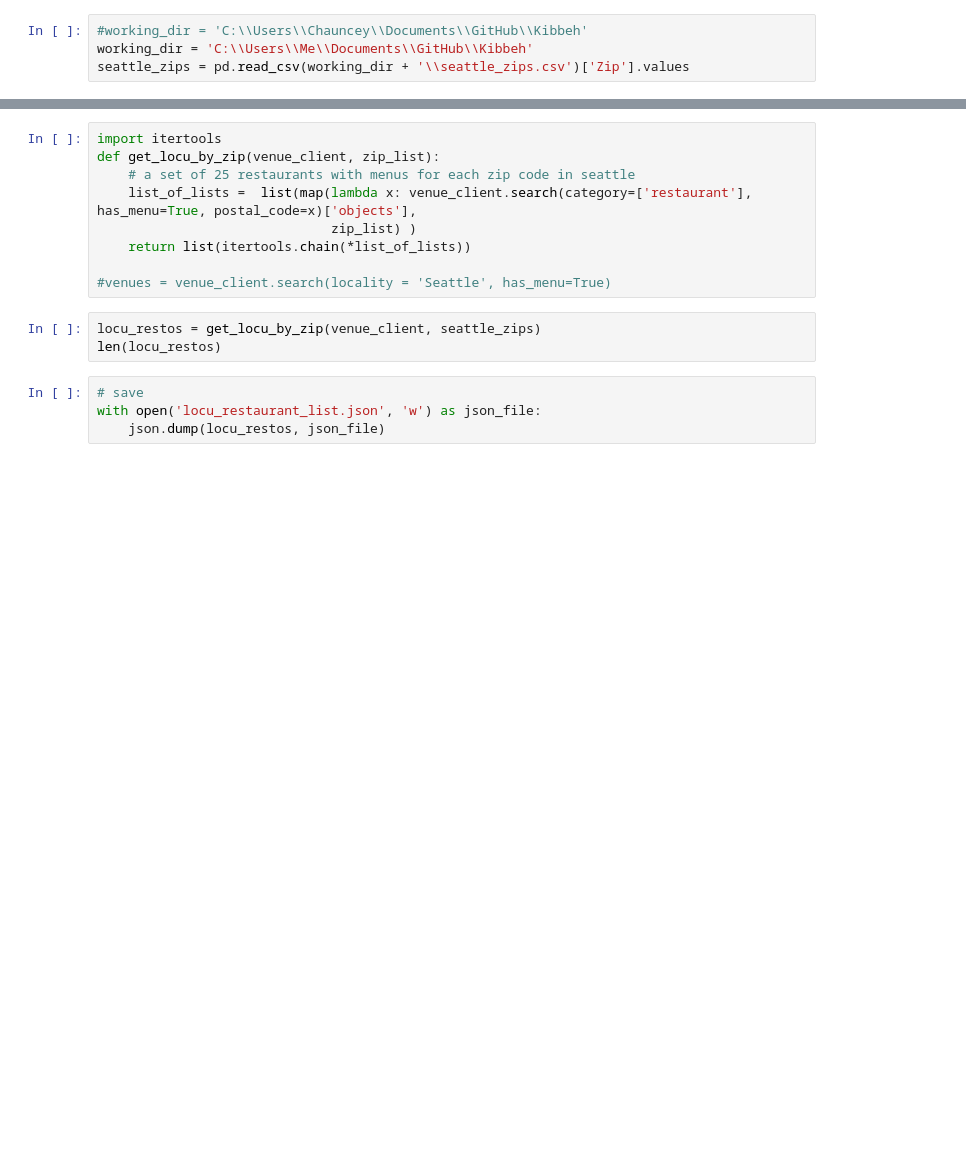
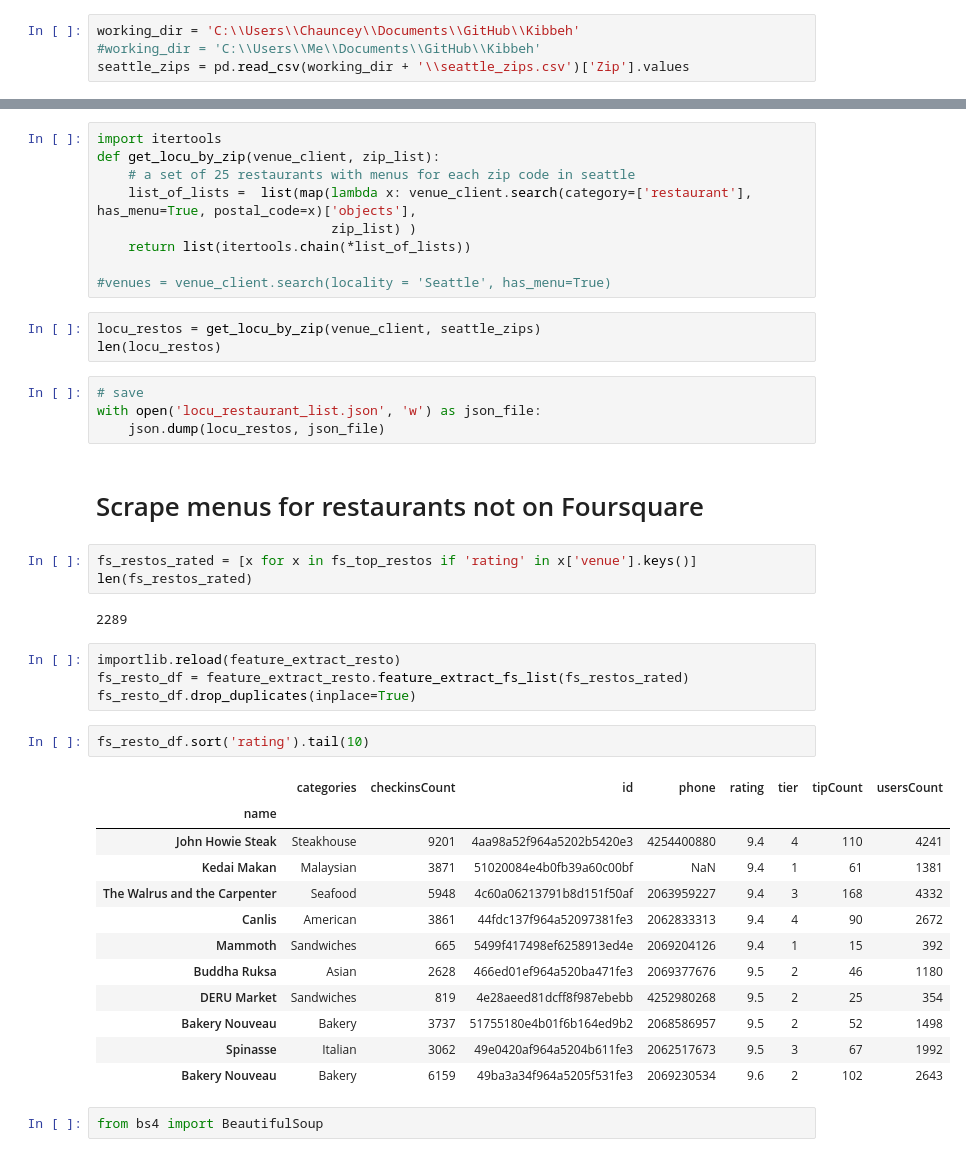
Before and after one commit to map222/Kibbeh, a Jupyter notebook: notebooks/Data API working notebook.ipynb, the cells around one changed output, grey strips where cells are left out. Saved outputs shown, nothing was run; the diff lists cells and outputs as text; blank space fills up the shorter version.

Commit message:
Started getting menus for arbitrary restaurants
See functions at bottom of Data API working notebook

```diff
--- a/notebooks/Data API working notebook.ipynb
+++ b/notebooks/Data API working notebook.ipynb
@@ -22,8 +22,8 @@ import re
 import matplotlib.pyplot as plt
 import ast
 # %%
-#working_dir = 'C:\\Users\\Chauncey\\Documents\\GitHub\\Kibbeh'
-working_dir = 'C:\\Users\\Me\\Documents\\GitHub\\Kibbeh'
+working_dir = 'C:\\Users\\Chauncey\\Documents\\GitHub\\Kibbeh'
+#working_dir = 'C:\\Users\\Me\\Documents\\GitHub\\Kibbeh'
 seattle_zips = pd.read_csv(working_dir + '\\seattle_zips.csv')['Zip'].values
 # %%
 # load foursquare restaurants and ratings
@@ -149,3 +149,31 @@ len(locu_restos)
 # save
 with open('locu_restaurant_list.json', 'w') as json_file:
     json.dump(locu_restos, json_file)
+# %% [markdown]
+# Scrape menus for restaurants not on Foursquare
+# %%
+fs_restos_rated = [x for x in fs_top_restos if 'rating' in x['venue'].keys()]
+len(fs_restos_rated)
+# %% [output]
+2289
+# %%
+importlib.reload(feature_extract_resto)
+fs_resto_df = feature_extract_resto.feature_extract_fs_list(fs_restos_rated)
+fs_resto_df.drop_duplicates(inplace=True)
+# %%
+fs_resto_df.sort('rating').tail(10)
+# %% [output]
+|  | categories | checkinsCount | id | phone | rating | tier | tipCount | usersCount |
+| name |  |  |  |  |  |  |  |  |
+| John Howie Steak | Steakhouse | 9201 | 4aa98a52f964a5202b5420e3 | 4254400880 | 9.4 | 4 | 110 | 4241 |
+| Kedai Makan | Malaysian | 3871 | 51020084e4b0fb39a60c00bf | NaN | 9.4 | 1 | 61 | 1381 |
+| The Walrus and the Carpenter | Seafood | 5948 | 4c60a06213791b8d151f50af | 2063959227 | 9.4 | 3 | 168 | 4332 |
+| Canlis | American | 3861 | 44fdc137f964a52097381fe3 | 2062833313 | 9.4 | 4 | 90 | 2672 |
+| Mammoth | Sandwiches | 665 | 5499f417498ef6258913ed4e | 2069204126 | 9.4 | 1 | 15 | 392 |
+| Buddha Ruksa | Asian | 2628 | 466ed01ef964a520ba471fe3 | 2069377676 | 9.5 | 2 | 46 | 1180 |
+| DERU Market | Sandwiches | 819 | 4e28aeed81dcff8f987ebebb | 4252980268 | 9.5 | 2 | 25 | 354 |
+| Bakery Nouveau | Bakery | 3737 | 51755180e4b01f6b164ed9b2 | 2068586957 | 9.5 | 2 | 52 | 1498 |
+| Spinasse | Italian | 3062 | 49e0420af964a5204b611fe3 | 2062517673 | 9.5 | 3 | 67 | 1992 |
+| Bakery Nouveau | Bakery | 6159 | 49ba3a34f964a5205f531fe3 | 2069230534 | 9.6 | 2 | 102 | 2643 |
+# %%
+from bs4 import BeautifulSoup
```
Also changed, not shown: parts of 6 cells of this notebook, 1 other file.
